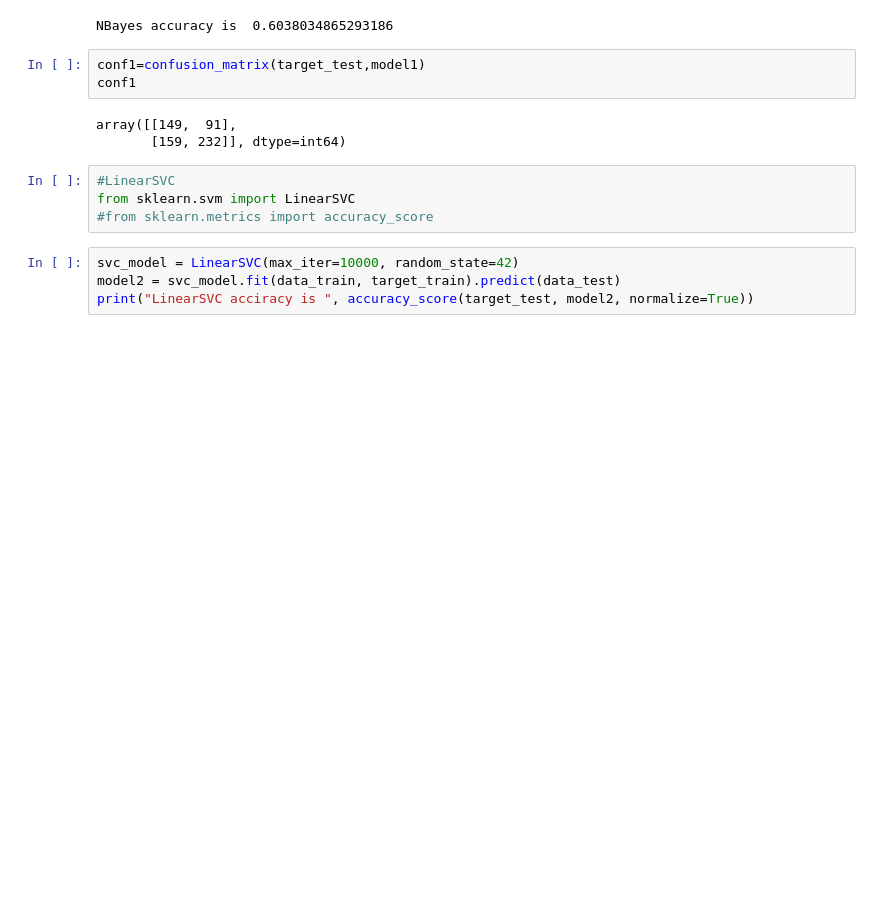
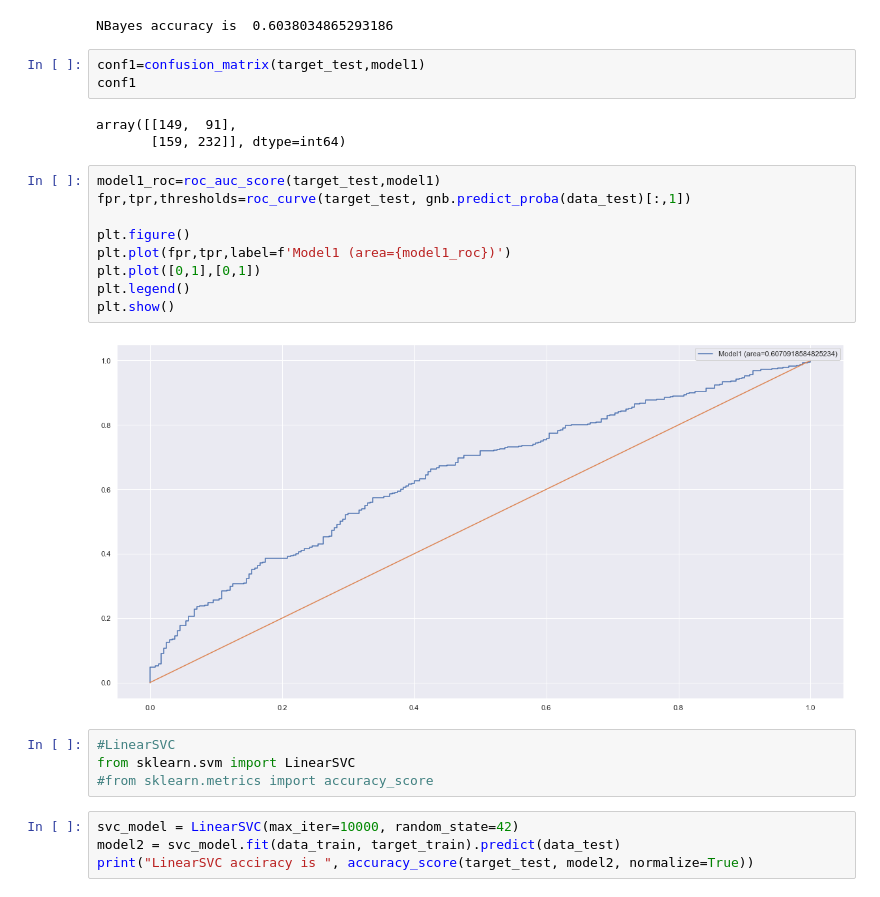
Before and after one commit to Aciago/Week6_project, a Jupyter notebook: p6_v4.ipynb, the cells around one changed output. Cells and saved outputs as stored; diff of their text form; blank space fills up the shorter version.

```diff
--- a/p6_v4.ipynb
+++ b/p6_v4.ipynb
@@ -286,6 +303,17 @@ conf1
 # %% [output]
 array([[149,  91],
        [159, 232]], dtype=int64)
+# %%
+model1_roc=roc_auc_score(target_test,model1)
+fpr,tpr,thresholds=roc_curve(target_test, gnb.predict_proba(data_test)[:,1])
+
+plt.figure()
+plt.plot(fpr,tpr,label=f'Model1 (area={model1_roc})')
+plt.plot([0,1],[0,1])
+plt.legend()
+plt.show()
+# %% [output]
+[figure, added]
 # %%
 #LinearSVC
 from sklearn.svm import LinearSVC
```
Also changed, not shown: parts of 54 cells of this notebook.
